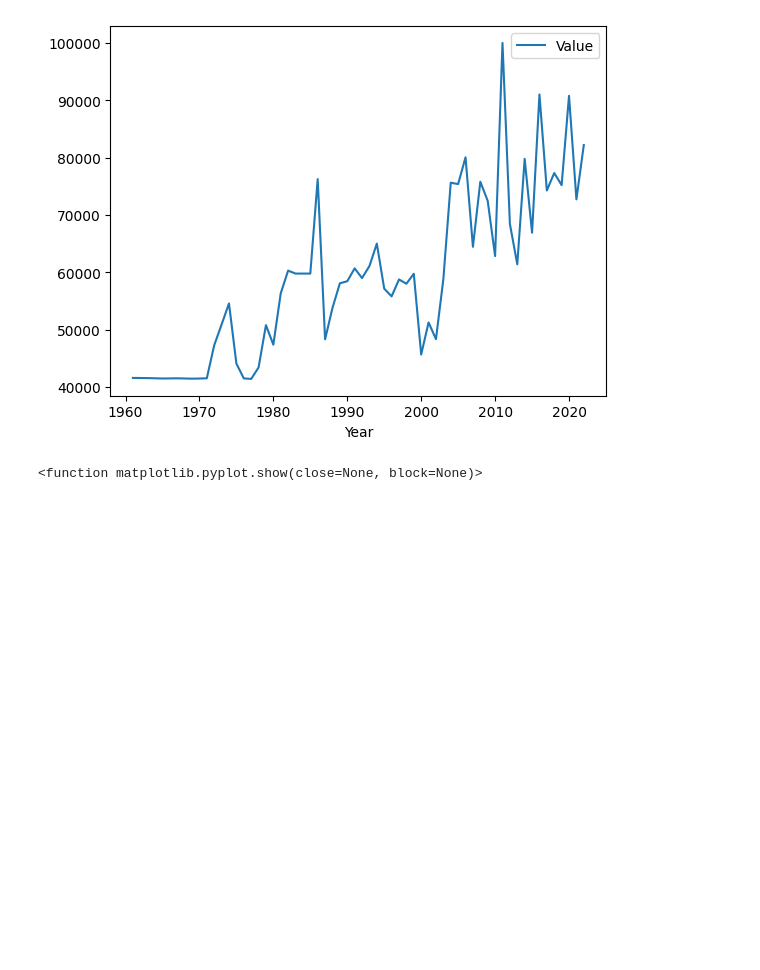
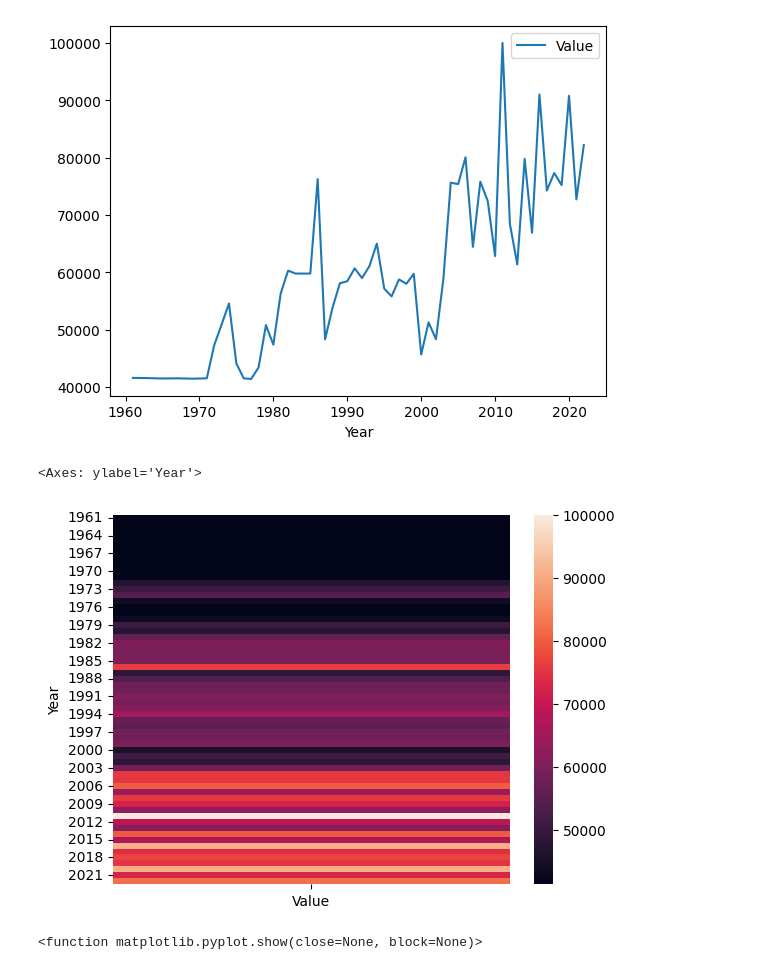
Before and after one commit to KAUSHAL0391/TFM, a Jupyter notebook: 27MAR.ipynb, the cells around one changed output. Drawn from its saved outputs; the diff is of its cells as text; code cells hidden in the pictures; blank space fills up the shorter version.

```diff
--- a/27MAR.ipynb
+++ b/27MAR.ipynb
@@ -71,6 +71,11 @@ sns.lineplot(df)
 # %% [output]
 <Axes: xlabel='Year'>
 [figure]
+# %%
+sns.heatmap(df)
+# %% [output]
+<Axes: ylabel='Year'>
+[figure, added]
 # %%
 from statsmodels.tsa.seasonal import seasonal_decompose
 # %%
```
